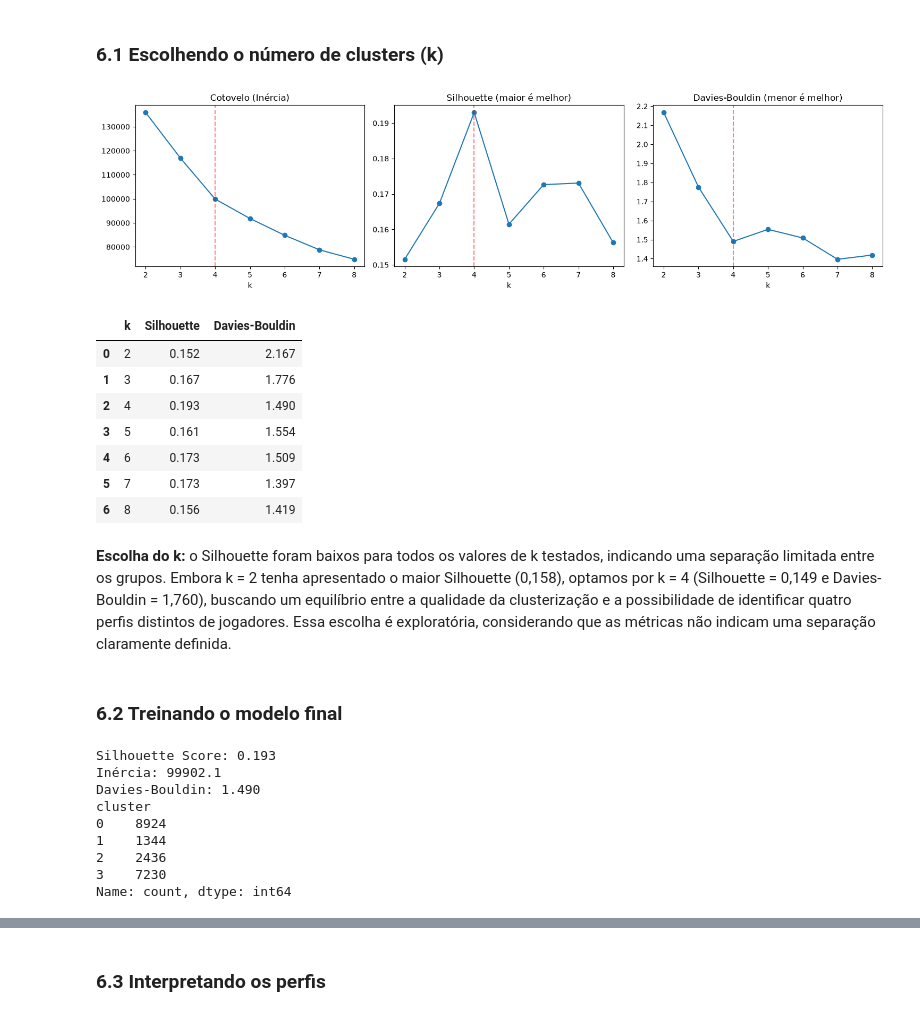
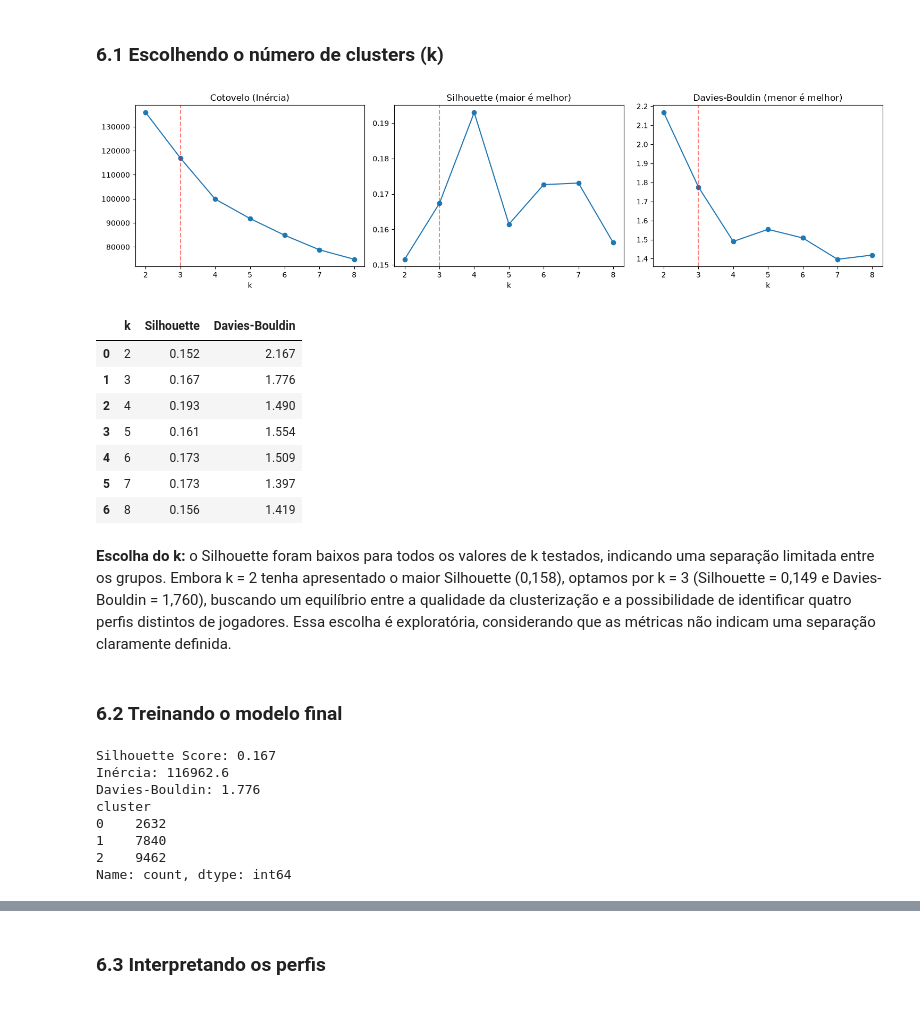
Before and after one commit to aspiringluke/Projeto_Data_Science_Equipe4_Principal, a Jupyter notebook: big_data/notebooks/ML.ipynb, the cells around one changed output, grey strips where cells are left out. Saved outputs shown, nothing was run; the diff lists cells and outputs as text; code cells hidden in the pictures.

```diff
--- a/big_data/notebooks/ML.ipynb
+++ b/big_data/notebooks/ML.ipynb
@@ -490,35 +490,35 @@ Total explicado em 2D: 43.13%
 # %%
 ks = range(2, min(8, len(Xc) - 1) + 1)
 inercias, silhuetas, davies = [], [], []
 amostra_silhueta = min(3000, len(Xc))
 for k in ks:
     km = KMeans(n_clusters=k, random_state=42, n_init=10)
     rotulos = km.fit_predict(X_preprocessed)
     inercias.append(km.inertia_)
     silhuetas.append(silhouette_score(
         X_preprocessed, rotulos, sample_size=amostra_silhueta, random_state=42
     ))
     davies.append(davies_bouldin_score(X_preprocessed, rotulos))
 
 fig, ax = plt.subplots(1, 3, figsize=(15, 4))
 ax[0].plot(list(ks), inercias, marker="o")
 ax[0].set_title("Cotovelo (Inércia)")
 ax[1].plot(list(ks), silhuetas, marker="o")
 ax[1].set_title("Silhouette (maior é melhor)")
 ax[2].plot(list(ks), davies, marker="o")
 ax[2].set_title("Davies-Bouldin (menor é melhor)")
 for eixo in ax:
     eixo.set_xlabel("k")
 plt.tight_layout()
 for eixo in ax:
-    eixo.axvline(x=4, color='red', linestyle='--', alpha=0.5)
+    eixo.axvline(x=3, color='red', linestyle='--', alpha=0.5)
 plt.show()
 metricas_clusters = pd.DataFrame({
     "k": list(ks), "Silhouette": silhuetas, "Davies-Bouldin": davies
 })
 display(metricas_clusters.round(3))
 # %% [output]
-[figure, old version]
+[figure, new version]
 |  | k | Silhouette | Davies-Bouldin |
 | 0 | 2 | 0.152 | 2.167 |
 | 1 | 3 | 0.167 | 1.776 |
@@ -528,11 +528,11 @@ display(metricas_clusters.round(3))
 | 5 | 7 | 0.173 | 1.397 |
 | 6 | 8 | 0.156 | 1.419 |
 # %% [markdown]
-**Escolha do k:** o Silhouette foram baixos para todos os valores de k testados, indicando uma separação limitada entre os grupos. Embora k = 2 tenha apresentado o maior Silhouette (0,158), optamos por k = 4 (Silhouette = 0,149 e Davies-Bouldin = 1,760), buscando um equilíbrio entre a qualidade da clusterização e a possibilidade de identificar quatro perfis distintos de jogadores. Essa escolha é exploratória, considerando que as métricas não indicam uma separação claramente definida.
+**Escolha do k:** o Silhouette foram baixos para todos os valores de k testados, indicando uma separação limitada entre os grupos. Embora k = 2 tenha apresentado o maior Silhouette (0,158), optamos por k = 3 (Silhouette = 0,149 e Davies-Bouldin = 1,760), buscando um equilíbrio entre a qualidade da clusterização e a possibilidade de identificar quatro perfis distintos de jogadores. Essa escolha é exploratória, considerando que as métricas não indicam uma separação claramente definida.
 # %% [markdown]
 ### 6.2 Treinando o modelo final
 # %%
-k = 4
+k = 3
 model = KMeans(n_clusters=k, random_state=42, n_init=10)
 pipeline = Pipeline([ ("preprocessor", preprocessor),("cluster", model) ])
 pipeline.fit(Xc)
@@ -549,14 +549,13 @@ print(f"Inércia: {model.inertia_:.1f}")
 print(f"Davies-Bouldin: {davies_final:.3f}")
 print(df["cluster"].value_counts().sort_index())
 # %% [output]
-Silhouette Score: 0.193
-Inércia: 99902.1
-Davies-Bouldin: 1.490
+Silhouette Score: 0.167
+Inércia: 116962.6
+Davies-Bouldin: 1.776
 cluster
-0    8924
-1    1344
-2    2436
-3    7230
+0    2632
+1    7840
+2    9462
 Name: count, dtype: int64
 # %%
 # Visualização em 2D com PCA
```
Also changed, not shown: parts of 4 cells of this notebook.
